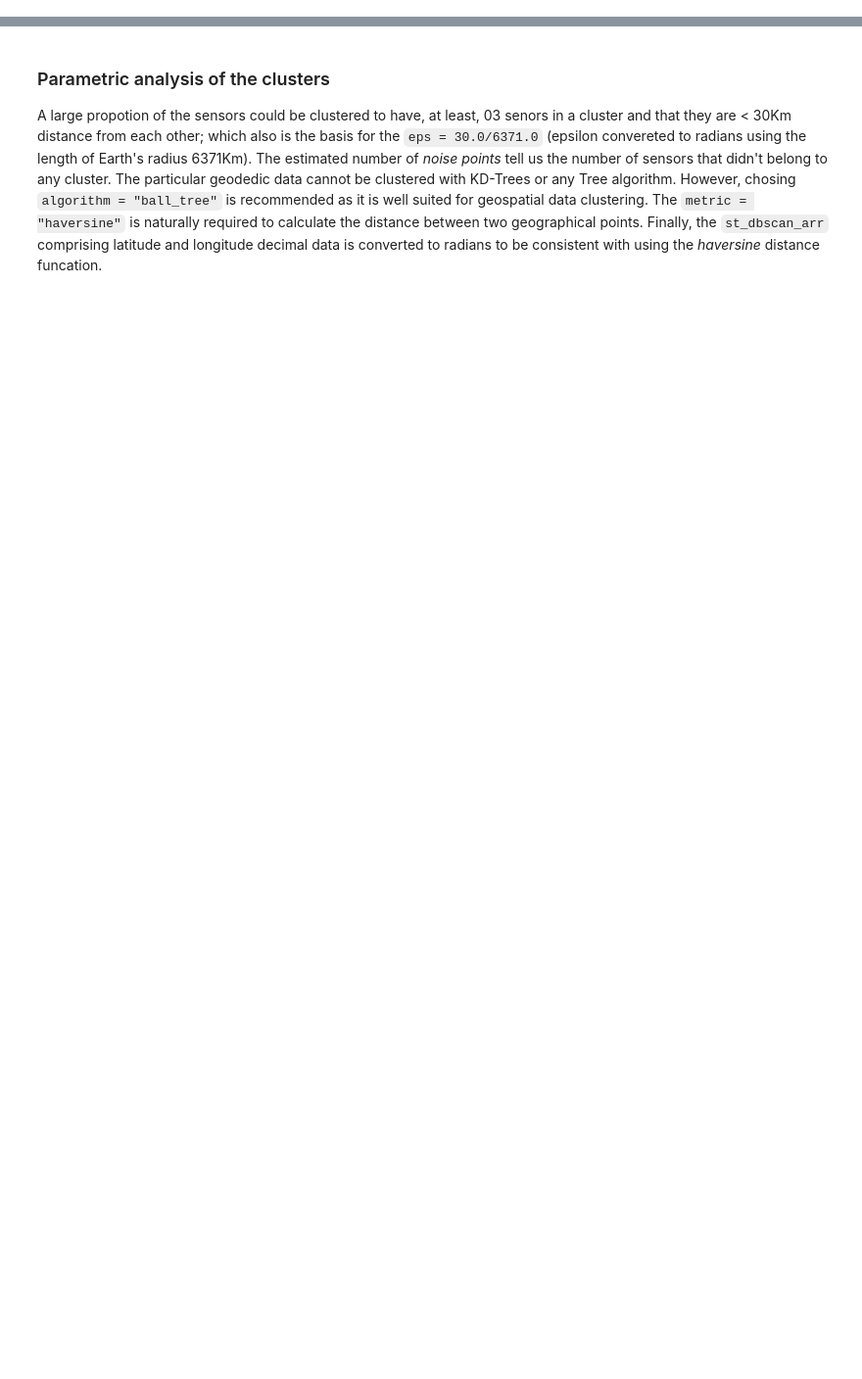
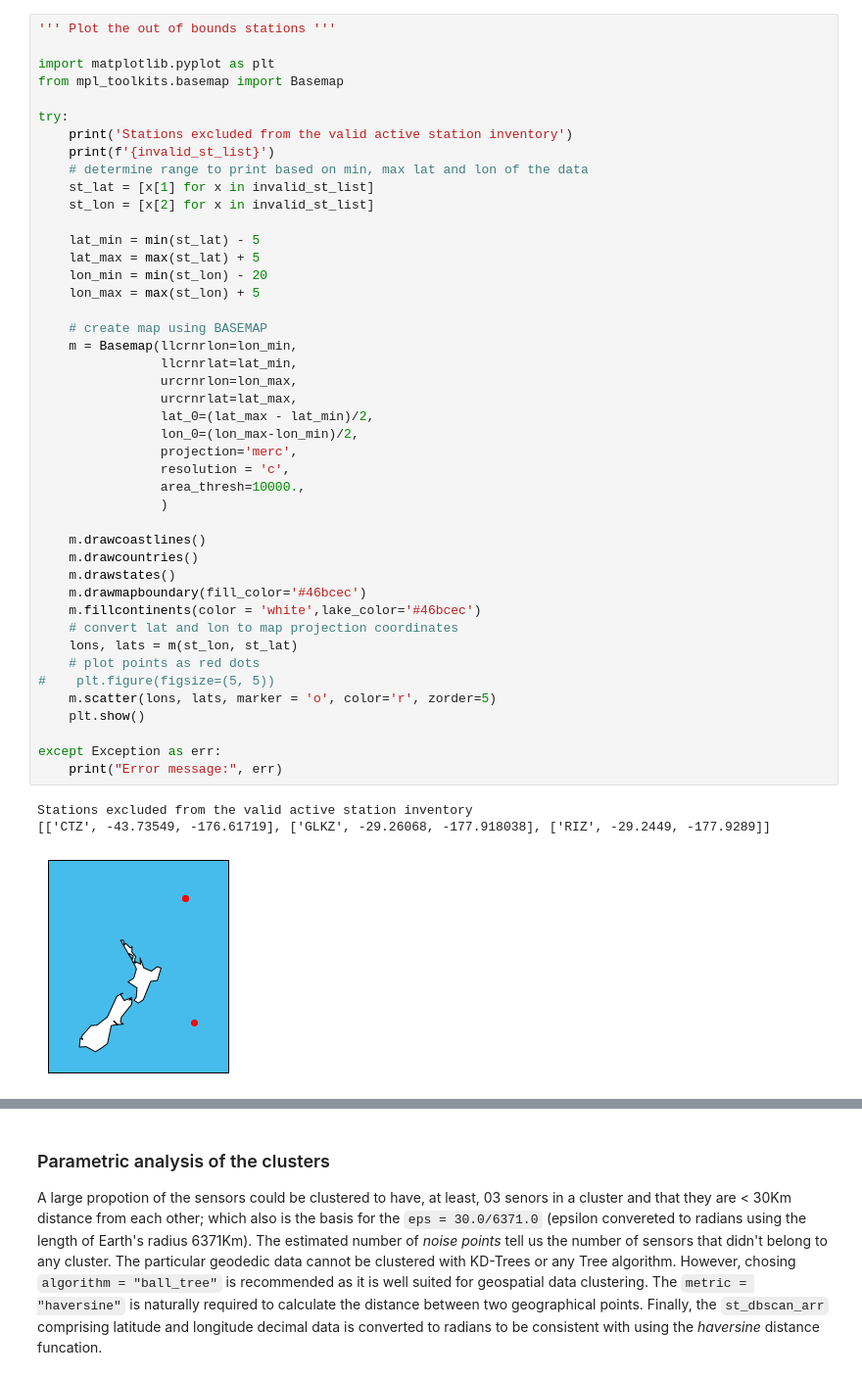
Before and after one commit to waidyanatha/quasar, a Jupyter notebook: notebooks/1a_shield_network_cluster_maps.ipynb, the cells around one changed output, grey strips where cells are left out. Shown at 98% size. Cells and saved outputs as stored; diff of their text form; blank space fills up the shorter version.

```diff
--- a/notebooks/1a_shield_network_cluster_maps.ipynb
+++ b/notebooks/1a_shield_network_cluster_maps.ipynb
@@ -68,0 +87,48 @@ Color coded plot of stations by type
+# %%
+''' Plot the out of bounds stations '''
+
+import matplotlib.pyplot as plt
+from mpl_toolkits.basemap import Basemap
+
+try:
+    print('Stations excluded from the valid active station inventory')
+    print(f'{invalid_st_list}')
+    # determine range to print based on min, max lat and lon of the data
+    st_lat = [x[1] for x in invalid_st_list]
+    st_lon = [x[2] for x in invalid_st_list]
+
+    lat_min = min(st_lat) - 5
+    lat_max = max(st_lat) + 5
+    lon_min = min(st_lon) - 20
+    lon_max = max(st_lon) + 5
+
+    # create map using BASEMAP
+    m = Basemap(llcrnrlon=lon_min,
+                llcrnrlat=lat_min,
+                urcrnrlon=lon_max,
+                urcrnrlat=lat_max,
+                lat_0=(lat_max - lat_min)/2,
+                lon_0=(lon_max-lon_min)/2,
+                projection='merc',
+                resolution = 'c',
+                area_thresh=10000.,
+                )
+
+    m.drawcoastlines()
+    m.drawcountries()
+    m.drawstates()
+    m.drawmapboundary(fill_color='#46bcec')
+    m.fillcontinents(color = 'white',lake_color='#46bcec')
+    # convert lat and lon to map projection coordinates
+    lons, lats = m(st_lon, st_lat)
+    # plot points as red dots
+#    plt.figure(figsize=(5, 5))
+    m.scatter(lons, lats, marker = 'o', color='r', zorder=5)
+    plt.show()
+
+except Exception as err:
+    print("Error message:", err)
+# %% [output]
+Stations excluded from the valid active station inventory
+[['CTZ', -43.73549, -176.61719], ['GLKZ', -29.26068, -177.918038], ['RIZ', -29.2449, -177.9289]]
+[figure, added]
```
Also changed, not shown: parts of 19 cells of this notebook, 10 other files.
